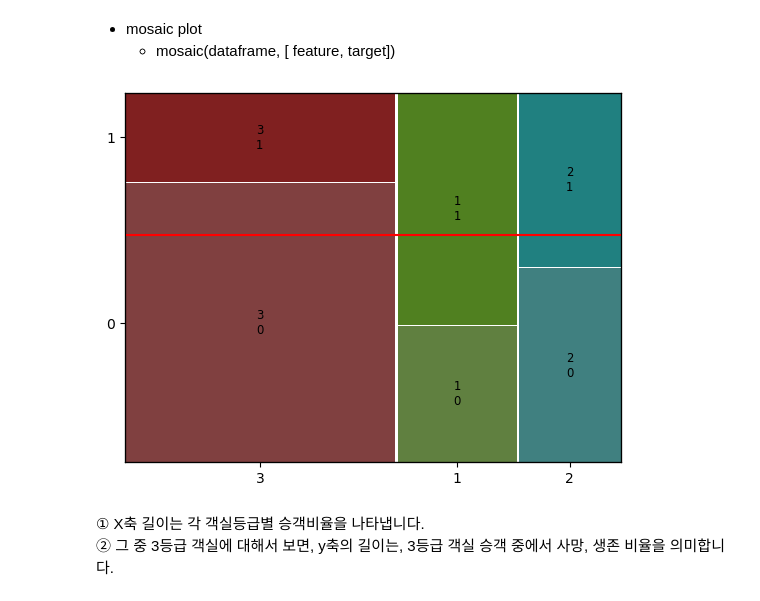
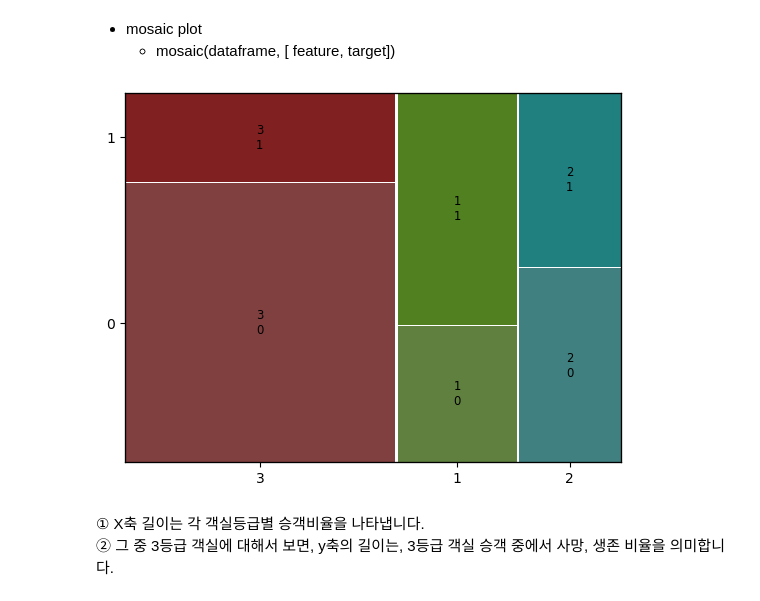
Before and after one commit to junseyeon/Python, a Jupyter notebook: 2023.08.17_데이터 분석 및 의미찾기_실습자료/chapter 05. 이변량분석 - 범주 vs 범주.ipynb, the cells around one changed output. Saved outputs shown, nothing was run; the diff lists cells and outputs as text; code cells hidden in the pictures.

```diff
--- a/2023.08.17_데이터 분석 및 의미찾기_실습자료/chapter 05. 이변량분석 - 범주 vs 범주.ipynb
+++ b/2023.08.17_데이터 분석 및 의미찾기_실습자료/chapter 05. 이변량분석 - 범주 vs 범주.ipynb
@@ -81,10 +81,10 @@ pd.crosstab(titanic['Survived'], titanic['Embarked'], normalize = 'all')
 # %%
 # Pclass별 생존여부를 mosaic plot으로 그려 봅시다.
 mosaic(titanic, [ 'Pclass','Survived'])  # feature, target순으로
-plt.axhline(1- titanic['Survived'].mean(), color = 'r')
+#plt.axhline(1- titanic['Survived'].mean(), color = 'r')
 plt.show()
 # %% [output]
-[figure, old version]
+[figure, new version]
 # %% [markdown]
 ① X축 길이는 각 객실등급별 승객비율을 나타냅니다.
 ② 그 중 3등급 객실에 대해서 보면, y축의 길이는, 3등급 객실 승객 중에서 사망, 생존 비율을 의미합니다.
```
Also changed, not shown: 3 other files.
